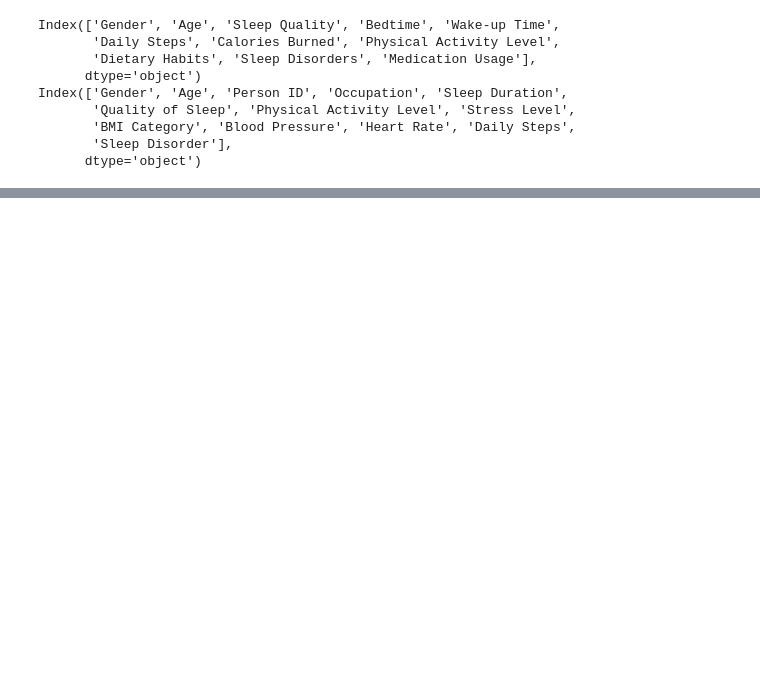
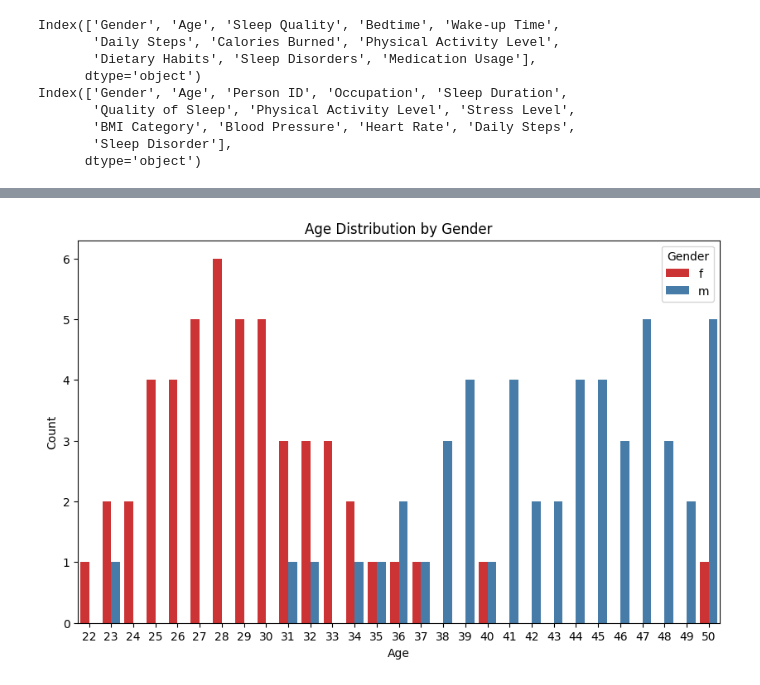
Before and after one commit to Laxman2024/Health-and-sleep-statistics, a Jupyter notebook: sleep.ipynb, the cells around one changed output, grey strips where cells are left out. Drawn from its saved outputs; the diff is of its cells as text; code cells hidden in the pictures; blank space fills up the shorter version.

```diff
--- a/sleep.ipynb
+++ b/sleep.ipynb
@@ -491,0 +612,13 @@ Index(['Gender', 'Age', 'Person ID', 'Occupation', 'Sleep Duration',
+# %%
+plt.figure(figsize=(10,6))
+sns.countplot(data=data, x='Age', hue='Gender', palette='Set1')
+
+# Set labels and title for the plot
+plt.xlabel('Age')
+plt.ylabel('Count')
+plt.title('Age Distribution by Gender')
+
+# Show the plot
+plt.show()
+# %% [output]
+[figure, added]
```
Also changed, not shown: parts of 11 cells of this notebook.
